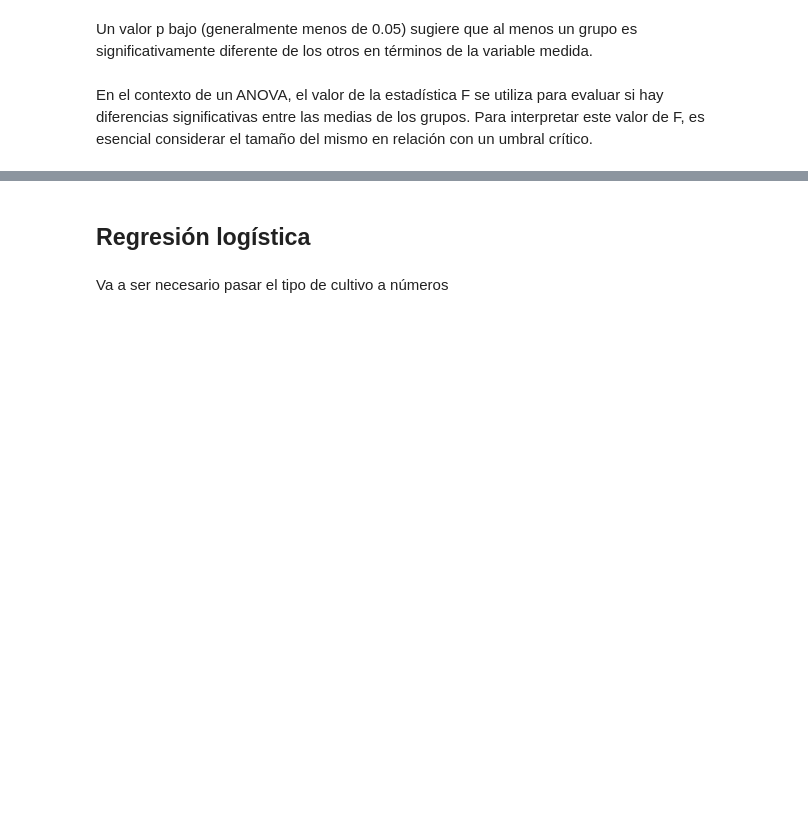
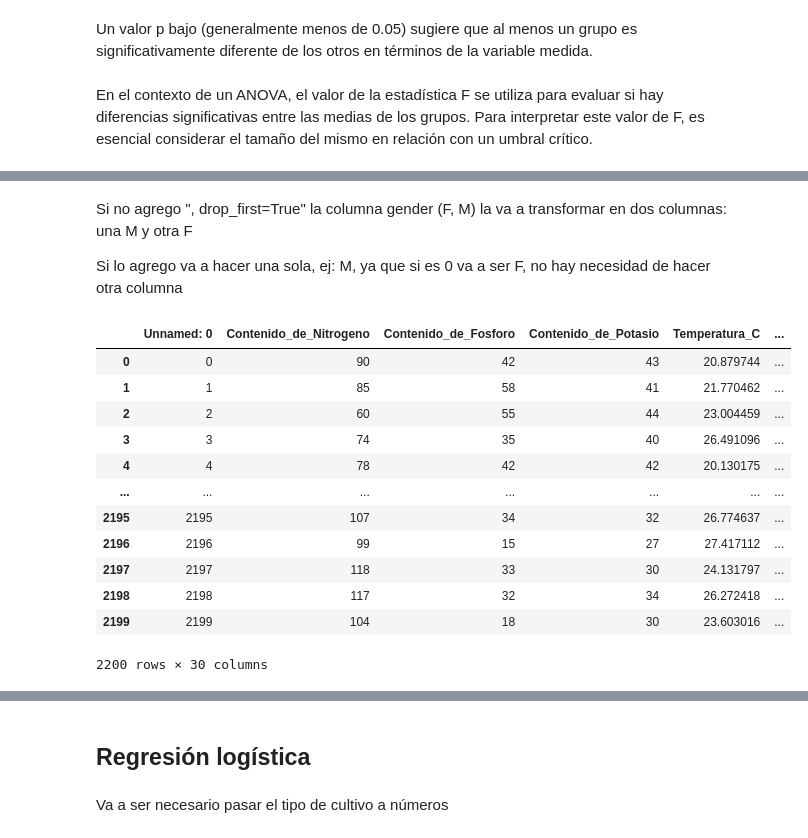
Before and after one commit to MartinaLarrea/Segundo-parcial, a Jupyter notebook: ML/machine.ipynb, the cells around one changed output, grey strips where cells are left out. Drawn from its saved outputs; the diff is of its cells as text; code cells hidden in the pictures; blank space fills up the shorter version.

```diff
--- a/ML/machine.ipynb
+++ b/ML/machine.ipynb
@@ -338,0 +370,20 @@ shap.summary_plot(shap_values[1], X_test)
+# %% [markdown]
+Si no agrego ", drop_first=True" la columna gender (F, M) la va a transformar en dos columnas: una M y otra F
+
+Si lo agrego va a hacer una sola, ej: M, ya que si es 0 va a ser F, no hay necesidad de hacer otra columna
+# %%
+cultivos
+# %% [output]
+|  | Unnamed: 0 | Contenido_de_Nitrogeno | Contenido_de_Fosforo | Contenido_de_Potasio | Temperatura_C | ... |
+| 0 | 0 | 90 | 42 | 43 | 20.879744 | ... |
+| 1 | 1 | 85 | 58 | 41 | 21.770462 | ... |
+| 2 | 2 | 60 | 55 | 44 | 23.004459 | ... |
+| 3 | 3 | 74 | 35 | 40 | 26.491096 | ... |
+| 4 | 4 | 78 | 42 | 42 | 20.130175 | ... |
+| ... | ... | ... | ... | ... | ... | ... |
+| 2195 | 2195 | 107 | 34 | 32 | 26.774637 | ... |
+| 2196 | 2196 | 99 | 15 | 27 | 27.417112 | ... |
+| 2197 | 2197 | 118 | 33 | 30 | 24.131797 | ... |
+| 2198 | 2198 | 117 | 32 | 34 | 26.272418 | ... |
+| 2199 | 2199 | 104 | 18 | 30 | 23.603016 | ... |
+2200 rows × 30 columns
```
Also changed, not shown: parts of 43 cells of this notebook.
